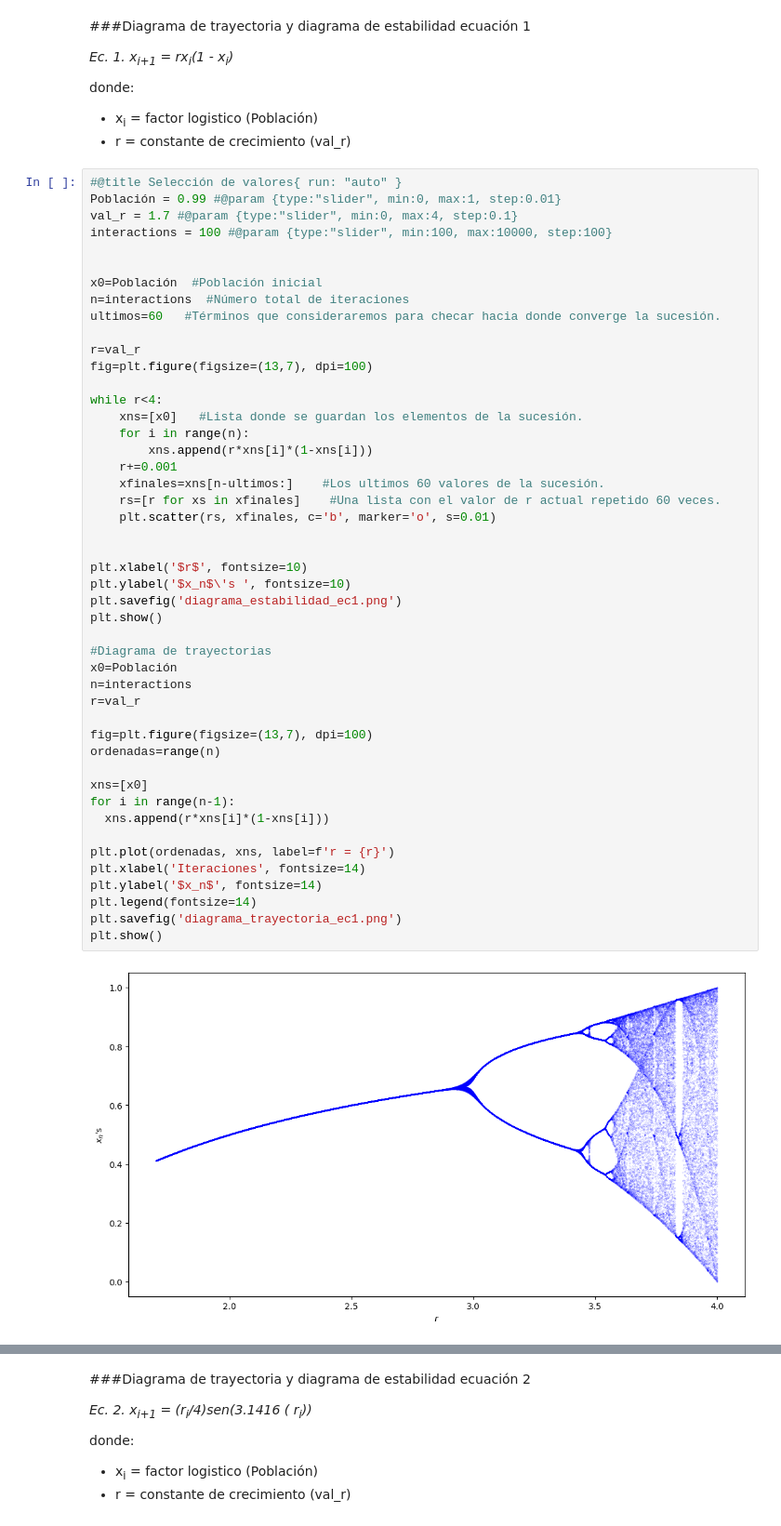
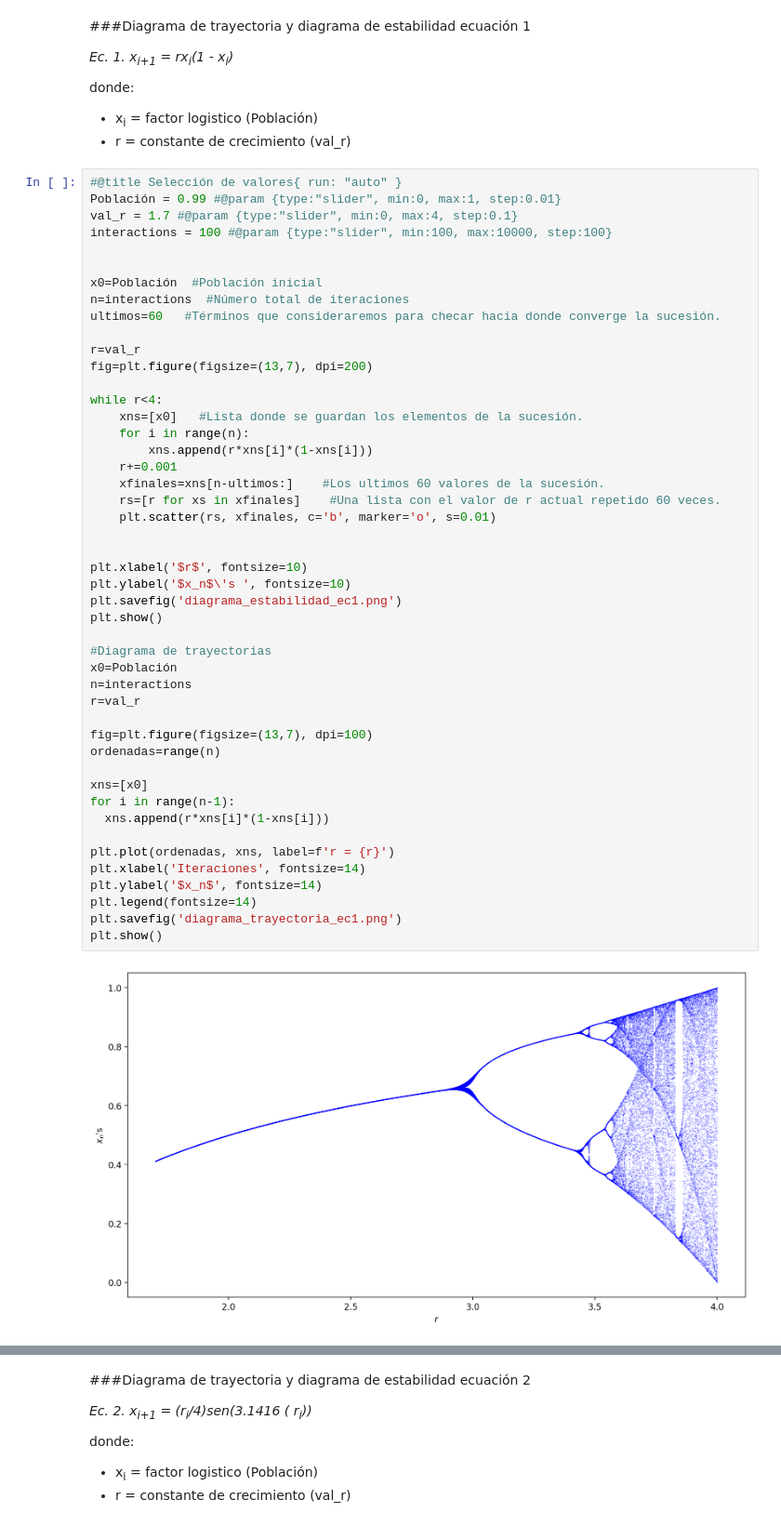
Before and after one commit to RonnyGuevara/Fractal_Images, a Jupyter notebook: TP3/TP3_FI.ipynb, the cells around one changed output, grey strips where cells are left out. Shown at 93% size. Drawn from its saved outputs; the diff is of its cells as text.

```diff
--- a/TP3/TP3_FI.ipynb
+++ b/TP3/TP3_FI.ipynb
@@ -48,7 +48,7 @@ n=interactions  #Número total de iteraciones
 ultimos=60   #Términos que consideraremos para checar hacia donde converge la sucesión.
 
 r=val_r
-fig=plt.figure(figsize=(13,7), dpi=100)
+fig=plt.figure(figsize=(13,7), dpi=200)
 
 while r<4:
     xns=[x0]   #Lista donde se guardan los elementos de la sucesión.
@@ -57,34 +57,34 @@ while r<4:
     r+=0.001
     xfinales=xns[n-ultimos:]    #Los ultimos 60 valores de la sucesión.
     rs=[r for xs in xfinales]    #Una lista con el valor de r actual repetido 60 veces.
     plt.scatter(rs, xfinales, c='b', marker='o', s=0.01)
 
 
 plt.xlabel('$r$', fontsize=10)
 plt.ylabel('$x_n$\'s ', fontsize=10)
 plt.savefig('diagrama_estabilidad_ec1.png')
 plt.show()
 
 #Diagrama de trayectorias
 x0=Población
 n=interactions
 r=val_r
 
 fig=plt.figure(figsize=(13,7), dpi=100)
 ordenadas=range(n)
 
 xns=[x0]
 for i in range(n-1):
   xns.append(r*xns[i]*(1-xns[i]))
 
 plt.plot(ordenadas, xns, label=f'r = {r}')
 plt.xlabel('Iteraciones', fontsize=14)
 plt.ylabel('$x_n$', fontsize=14)
 plt.legend(fontsize=14)
 plt.savefig('diagrama_trayectoria_ec1.png')
 plt.show()
 # %% [output]
-[figure, old version]
+[figure, new version]
 [figure]
 # %% [markdown]
 ###Diagrama de trayectoria y diagrama de estabilidad ecuación 2
```
Also changed, not shown: parts of 2 cells of this notebook.
